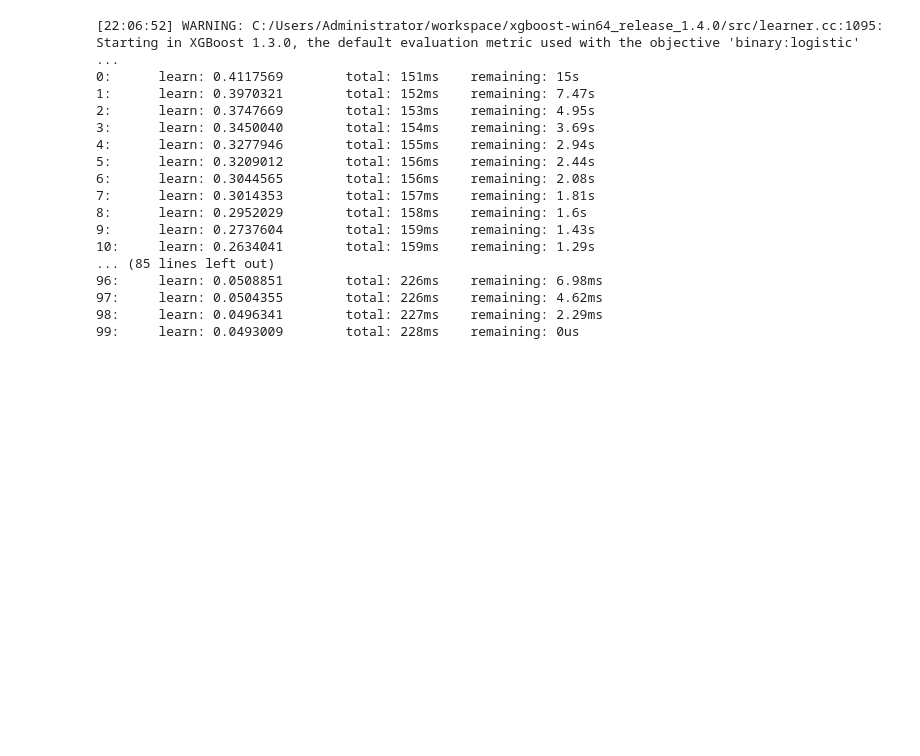
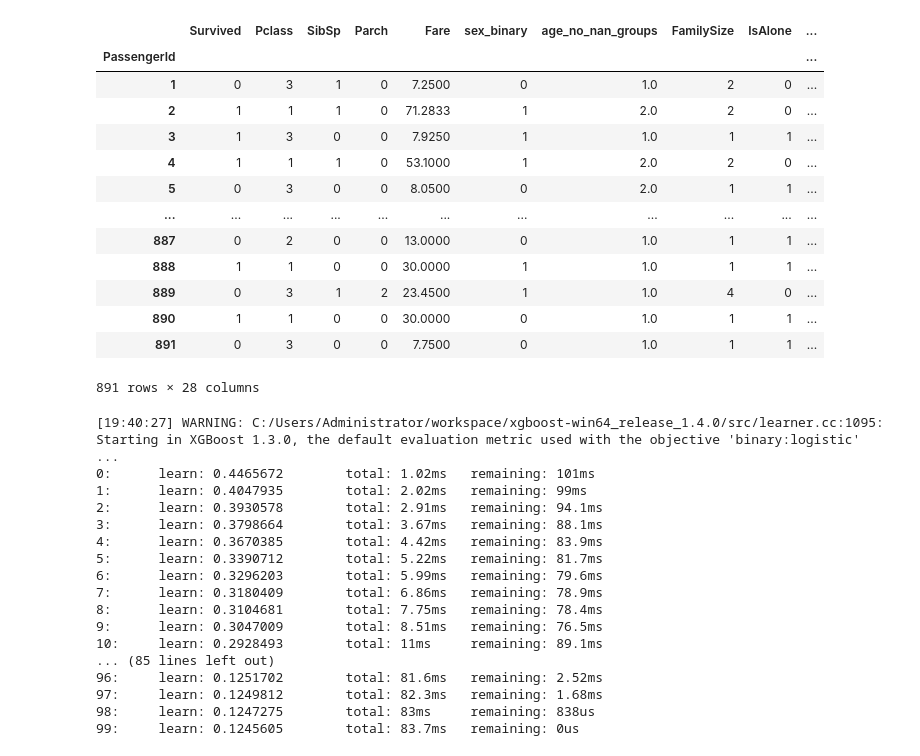
Before and after one commit to MaratJilikbaev/kaggle_titanic, a Jupyter notebook: pypeline_with_functions_and_stuff.ipynb, the cells around one changed output. Drawn from its saved outputs; the diff is of its cells as text; code cells hidden in the pictures; blank space fills up the shorter version.

```diff
--- a/pypeline_with_functions_and_stuff.ipynb
+++ b/pypeline_with_functions_and_stuff.ipynb
@@ -50,34 +50,64 @@ def transform_data_for_model(df):
     list_of_cols_to_add.append(name_parts)
     list_of_names_of_cols_to_add.append('name_part')
 
     cab_num_for_df = []
     for cab_num in df.Cabin:
         if pd.isna(cab_num):
             cab_num_for_df.append('N')
         else:
             cab_num_for_df.append(cab_num.split(' ')[0][0])
     list_of_cols_to_add.append(cab_num_for_df)
     list_of_names_of_cols_to_add.append('cabin_letter')
 
     list_of_cols_to_add.append(df['Sex'].map({'male':0, 'female':1}))
     list_of_names_of_cols_to_add.append('sex_binary')
 
     df = adding_data_to_df(df, list_of_cols_to_add, list_of_names_of_cols_to_add)
     list_of_cols_to_add = []
     list_of_names_of_cols_to_add = []
 
     df['Embarked'] = df.Embarked.fillna('S')
     mean_age_dict = df[['name_part', 'Age']].groupby('name_part').agg({'Age':'median'}).to_dict(orient='dict')['Age']
     list_of_cols_to_add.append(df.apply(lambda row: mean_age_dict[row['name_part']] if np.isnan(row['Age']) else row['Age'], axis=1))
     list_of_names_of_cols_to_add.append('age_no_nan')
 
     df_for_return = adding_data_to_df(df, list_of_cols_to_add, list_of_names_of_cols_to_add)
 
     return df_for_return
 
+def add_kaggle_cols(df, age_no_nun_col_name='age_no_nan', age_groups_col_name='age_no_nan_groups'):
+    df.loc[df[age_no_nun_col_name] <= 16, age_groups_col_name] = 0
+    df.loc[(df[age_no_nun_col_name] > 16) & (df[age_no_nun_col_name] <= 32), age_groups_col_name] = 1
+    df.loc[(df[age_no_nun_col_name] > 32) & (df[age_no_nun_col_name] <= 48), age_groups_col_name] = 2
+    df.loc[(df[age_no_nun_col_name] > 48) & (df[age_no_nun_col_name] <= 64), age_groups_col_name] = 3
+    df.loc[df[age_no_nun_col_name] > 64, age_groups_col_name] = 4
+
+    df['FamilySize'] = df['SibSp'] + df['Parch'] + 1
+    df['IsAlone'] = df['FamilySize'].apply(lambda x: 1 if x == 1 else 0)
+    df['Age*Class'] = df[age_groups_col_name] * df.Pclass
+    return df
+
+
 df_train_for_model = transform_data_for_model(df_train)
-df_train_for_model = df_train_for_model[['Survived', 'Pclass', 'SibSp', 'Parch', 'Fare', 'Embarked', 'name_part', 'cabin_letter', 'sex_binary', 'age_no_nan']]
+df_train_for_model = add_kaggle_cols(df_train_for_model)
+df_train_for_model = df_train_for_model[['Survived', 'Pclass', 'SibSp', 'Parch', 'Fare', 'Embarked', 'name_part', 'cabin_letter', 'sex_binary', 'age_no_nan_groups', 'FamilySize', 'IsAlone','Age*Class']]
 df_train_for_model = pd.get_dummies(df_train_for_model, prefix=['Embarked','name_part','cabin_letter'], columns=['Embarked','name_part','cabin_letter'])
+df_train_for_model
+# %% [output]
+|  | Survived | Pclass | SibSp | Parch | Fare | sex_binary | age_no_nan_groups | FamilySize | IsAlone | ... |
+| PassengerId |  |  |  |  |  |  |  |  |  | ... |
+| 1 | 0 | 3 | 1 | 0 | 7.2500 | 0 | 1.0 | 2 | 0 | ... |
+| 2 | 1 | 1 | 1 | 0 | 71.2833 | 1 | 2.0 | 2 | 0 | ... |
+| 3 | 1 | 3 | 0 | 0 | 7.9250 | 1 | 1.0 | 1 | 1 | ... |
+| 4 | 1 | 1 | 1 | 0 | 53.1000 | 1 | 2.0 | 2 | 0 | ... |
+| 5 | 0 | 3 | 0 | 0 | 8.0500 | 0 | 2.0 | 1 | 1 | ... |
+| ... | ... | ... | ... | ... | ... | ... | ... | ... | ... | ... |
+| 887 | 0 | 2 | 0 | 0 | 13.0000 | 0 | 1.0 | 1 | 1 | ... |
+| 888 | 1 | 1 | 0 | 0 | 30.0000 | 1 | 1.0 | 1 | 1 | ... |
+| 889 | 0 | 3 | 1 | 2 | 23.4500 | 1 | 1.0 | 4 | 0 | ... |
+| 890 | 1 | 1 | 0 | 0 | 30.0000 | 0 | 1.0 | 1 | 1 | ... |
+| 891 | 0 | 3 | 0 | 0 | 7.7500 | 0 | 1.0 | 1 | 1 | ... |
+891 rows × 28 columns
 # %%
 from sklearn.tree import DecisionTreeClassifier # Import Decision Tree Classifier
 from sklearn.model_selection import train_test_split # Import train_test_split function
@@ -110,23 +140,23 @@ clf_cb = CatBoostClassifier(iterations=100, learning_rate=1, depth=4)
 eclf2 = VotingClassifier(estimators=[('dt', clf_dt), ('rf', clf_rf), ('xgb', clf_xgb), ('catb', clf_cb)], voting='soft')
 eclf2 = eclf2.fit(X_train, y_train)
 # %% [output]
-[22:06:52] WARNING: C:/Users/Administrator/workspace/xgboost-win64_release_1.4.0/src/learner.cc:1095: Starting in XGBoost 1.3.0, the default evaluation metric used with the objective 'binary:logistic' ...
-0:      learn: 0.4117569        total: 151ms    remaining: 15s
-1:      learn: 0.3970321        total: 152ms    remaining: 7.47s
-2:      learn: 0.3747669        total: 153ms    remaining: 4.95s
-3:      learn: 0.3450040        total: 154ms    remaining: 3.69s
-4:      learn: 0.3277946        total: 155ms    remaining: 2.94s
-5:      learn: 0.3209012        total: 156ms    remaining: 2.44s
-6:      learn: 0.3044565        total: 156ms    remaining: 2.08s
-7:      learn: 0.3014353        total: 157ms    remaining: 1.81s
-8:      learn: 0.2952029        total: 158ms    remaining: 1.6s
-9:      learn: 0.2737604        total: 159ms    remaining: 1.43s
-10:     learn: 0.2634041        total: 159ms    remaining: 1.29s
+[19:40:27] WARNING: C:/Users/Administrator/workspace/xgboost-win64_release_1.4.0/src/learner.cc:1095: Starting in XGBoost 1.3.0, the default evaluation metric used with the objective 'binary:logistic' ...
+0:      learn: 0.4465672        total: 1.02ms   remaining: 101ms
+1:      learn: 0.4047935        total: 2.02ms   remaining: 99ms
+2:      learn: 0.3930578        total: 2.91ms   remaining: 94.1ms
+3:      learn: 0.3798664        total: 3.67ms   remaining: 88.1ms
+4:      learn: 0.3670385        total: 4.42ms   remaining: 83.9ms
+5:      learn: 0.3390712        total: 5.22ms   remaining: 81.7ms
+6:      learn: 0.3296203        total: 5.99ms   remaining: 79.6ms
+7:      learn: 0.3180409        total: 6.86ms   remaining: 78.9ms
+8:      learn: 0.3104681        total: 7.75ms   remaining: 78.4ms
+9:      learn: 0.3047009        total: 8.51ms   remaining: 76.5ms
+10:     learn: 0.2928493        total: 11ms     remaining: 89.1ms
 ... (85 lines left out)
-96:     learn: 0.0508851        total: 226ms    remaining: 6.98ms
-97:     learn: 0.0504355        total: 226ms    remaining: 4.62ms
-98:     learn: 0.0496341        total: 227ms    remaining: 2.29ms
-99:     learn: 0.0493009        total: 228ms    remaining: 0us
+96:     learn: 0.1251702        total: 81.6ms   remaining: 2.52ms
+97:     learn: 0.1249812        total: 82.3ms   remaining: 1.68ms
+98:     learn: 0.1247275        total: 83ms     remaining: 838us
+99:     learn: 0.1245605        total: 83.7ms   remaining: 0us
 # %%
 clf_xgb = clf_xgb.fit(X_train, y_train)
 clf_rf = RandomForestClassifier(max_depth=4)
```
Also changed, not shown: parts of 4 cells of this notebook, 7 other files.
